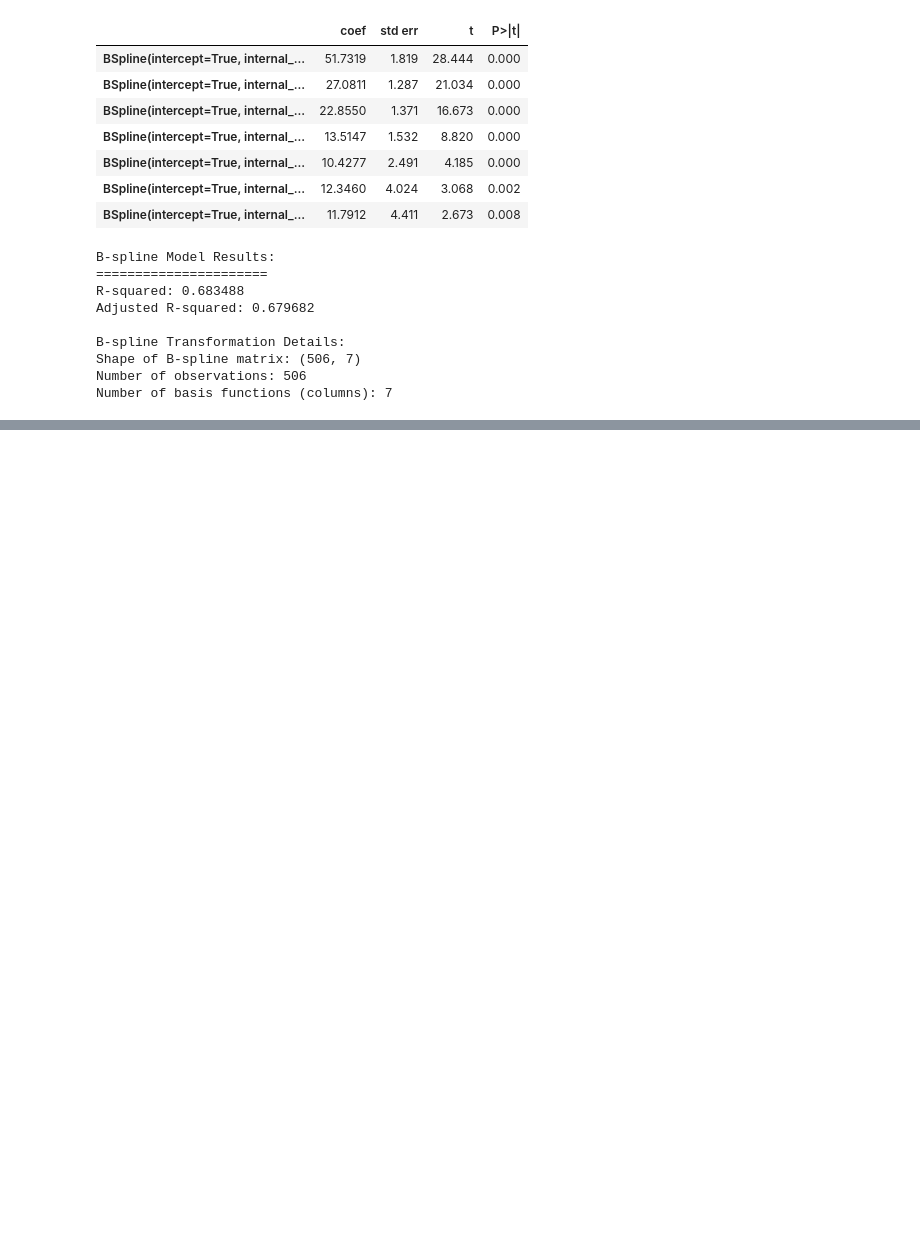
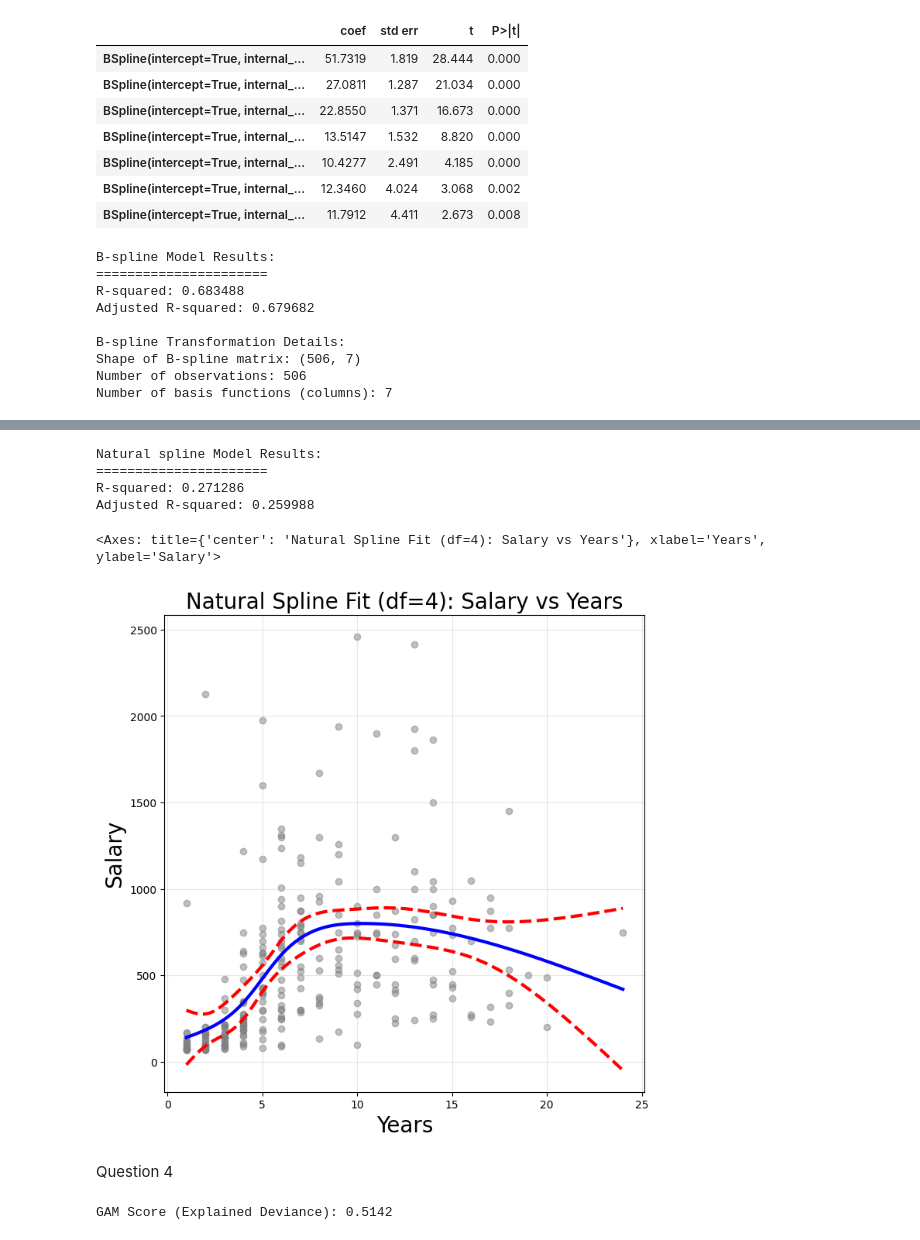
Before and after one commit to WilliamJhong/2025AAE722_William-J, a Jupyter notebook: lab7.ipynb, the cells around one changed output, grey strips where cells are left out. Saved outputs shown, nothing was run; the diff lists cells and outputs as text; code cells hidden in the pictures; blank space fills up the shorter version.

```diff
--- a/lab7.ipynb
+++ b/lab7.ipynb
@@ -117,0 +122,9 @@ Number of basis functions (columns): 7
+# %%
+#load Hitters dataset
+Hitters = load_data('Hitters').dropna()
+Salary = Hitters['Salary']
+Years = Hitters['Years']
+# %%
+ns_years = MS([ns('Years', df=4)]).fit(Hitters)
+M_ns = sm.OLS(Salary, ns_years.transform(Hitters)).fit()
+summarize(M_ns)
@@ -117,0 +138,48 @@ Number of basis functions (columns): 7
+# %%
+print("Natural spline Model Results:")
+print("======================")
+print(f"R-squared: {M_ns.rsquared:.6f}")
+print(f"Adjusted R-squared: {M_ns.rsquared_adj:.6f}")
+print()
+# %% [output]
+Natural spline Model Results:
+======================
+R-squared: 0.271286
+Adjusted R-squared: 0.259988
+# %%
+def plot_fit(x, y, basis, data, title): #function to plot the fit of the model
+    # Create a smooth grid for plotting the fitted curve
+    x_grid = pd.DataFrame({x.name: np.linspace(x.min(), x.max(), 300)})
+
+    # Transform the original data and grid using the basis functions
+    X = basis.transform(data) #transform the original data using the basis functions
+    X_grid = basis.transform(x_grid) #transform the grid using the same basis functions
+
+    # Fit the model
+    M = sm.OLS(y, X).fit() #fit the model
+    preds = M.get_prediction(X_grid) #get predictions for the grid
+    bands = preds.conf_int(alpha=0.05) #get 95% confidence intervals for the predictions
+
+    # Create the plot
+    fig, ax = subplots(figsize=(8,8)) #create a figure and axis for plotting
+    ax.scatter(x, y, facecolor='gray', alpha=0.5) #scatter plot of original data
+
+    # Plot the fitted curve and confidence bands
+    x_plot = x_grid[x.name].values
+    for val, ls in zip([preds.predicted_mean, bands[:,0], bands[:,1]],
+                       ['b-', 'r--', 'r--']):
+        ax.plot(x_plot, val, ls, linewidth=3) #plot the predicted mean and confidence bands
+
+    ax.set_title(title, fontsize=20)
+    ax.set_xlabel(x.name, fontsize=20)
+    ax.set_ylabel(y.name, fontsize=20)
+    ax.grid(True, alpha=0.3)
+    return ax
+
+# Create the plot
+plot_fit(Years, Salary, ns_years, Hitters, 'Natural Spline Fit (df=4): Salary vs Years')
+# %% [output]
+<Axes: title={'center': 'Natural Spline Fit (df=4): Salary vs Years'}, xlabel='Years', ylabel='Salary'>
+[figure, added]
+# %% [markdown]
+Question 4
@@ -117,0 +191,8 @@ Number of basis functions (columns): 7
+# %%
+gam = LinearGAM(s_gam(0)+s_gam(1))
+gam_model = gam.fit(X_College,Outstate)
+# Score the model on the training data
+score = gam_model.score(X_College, Outstate)
+print(f"GAM Score (Explained Deviance): {score:.4f}")
+# %% [output]
+GAM Score (Explained Deviance): 0.5142
```
Also changed, not shown: parts of 11 cells of this notebook.
